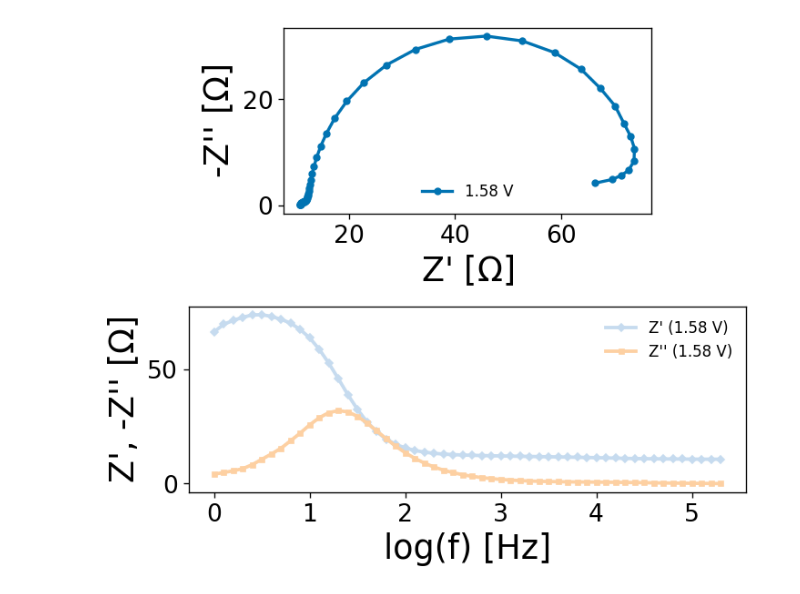
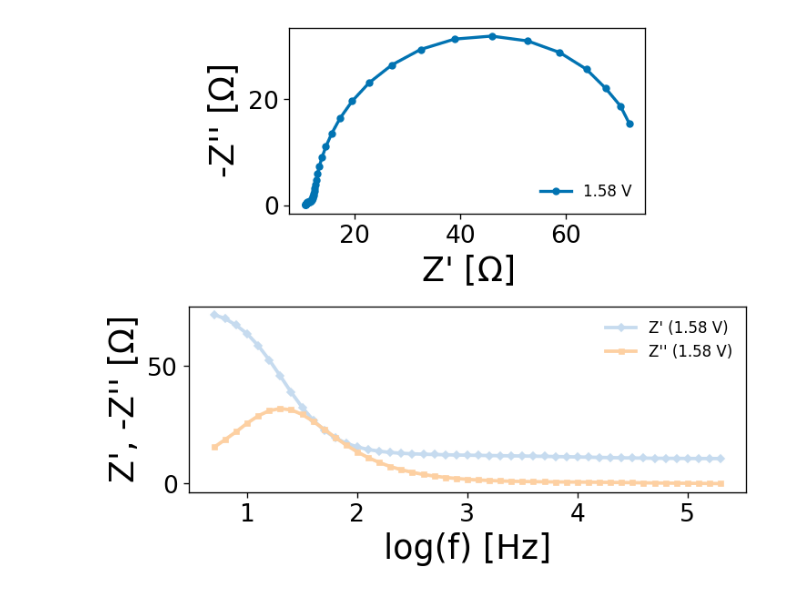
Before and after one commit to raulgarciadiez/EIS_HIROF, a Jupyter notebook: PyEIS_test.ipynb, the cells around one changed output. Saved outputs shown, nothing was run; the diff lists cells and outputs as text; code cells hidden in the pictures.

```diff
--- a/PyEIS_test.ipynb
+++ b/PyEIS_test.ipynb
@@ -1,12 +1,12 @@
 # %%
 from PyEIS import *
 folder='MPT files/'
 filename = "1_58V_10cyc.mpt"
 
-ex1 = EIS_exp(path=folder, data=[filename])
+ex1 = EIS_exp(path=folder, data=[filename], mask=["none",4])
 ex1.EIS_plot(legend='potential', bode='on')
 # %% [output]
-[figure, old version]
+[figure, new version]
 # %%
 Rs_guess = 11
 
```
Also changed, not shown: parts of 2 cells of this notebook, 1 other file.
